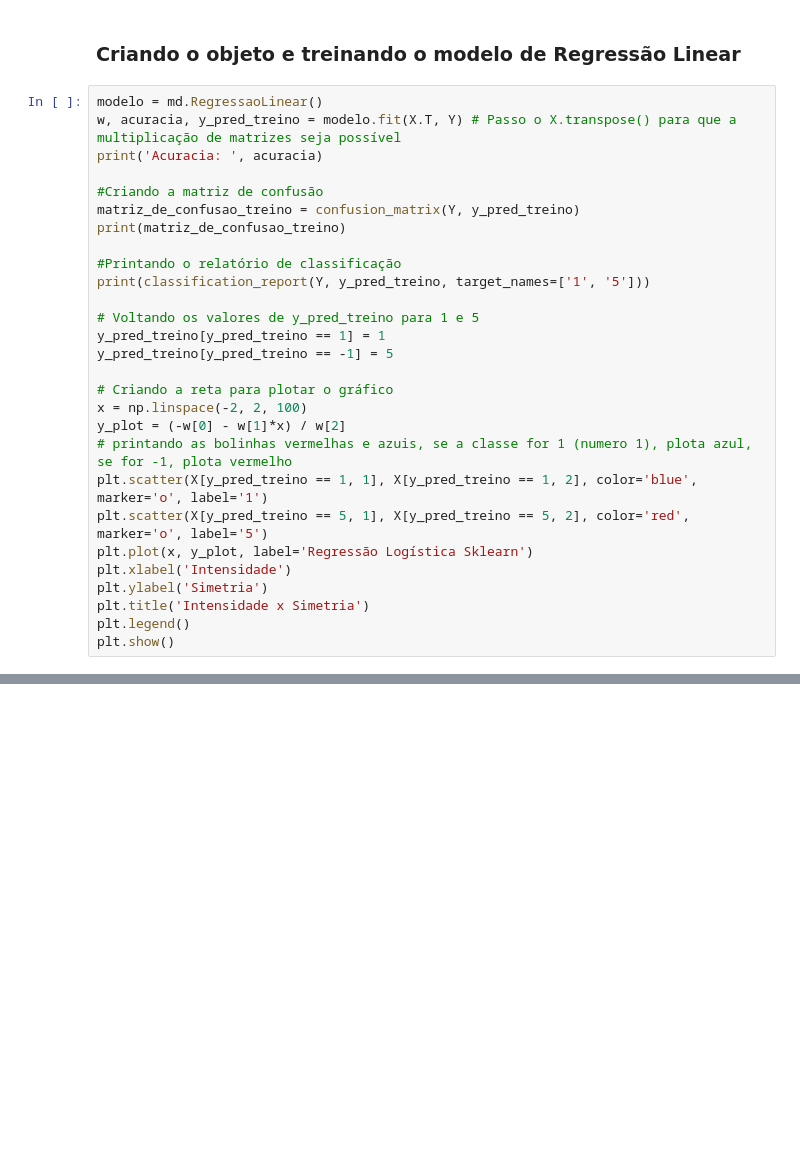
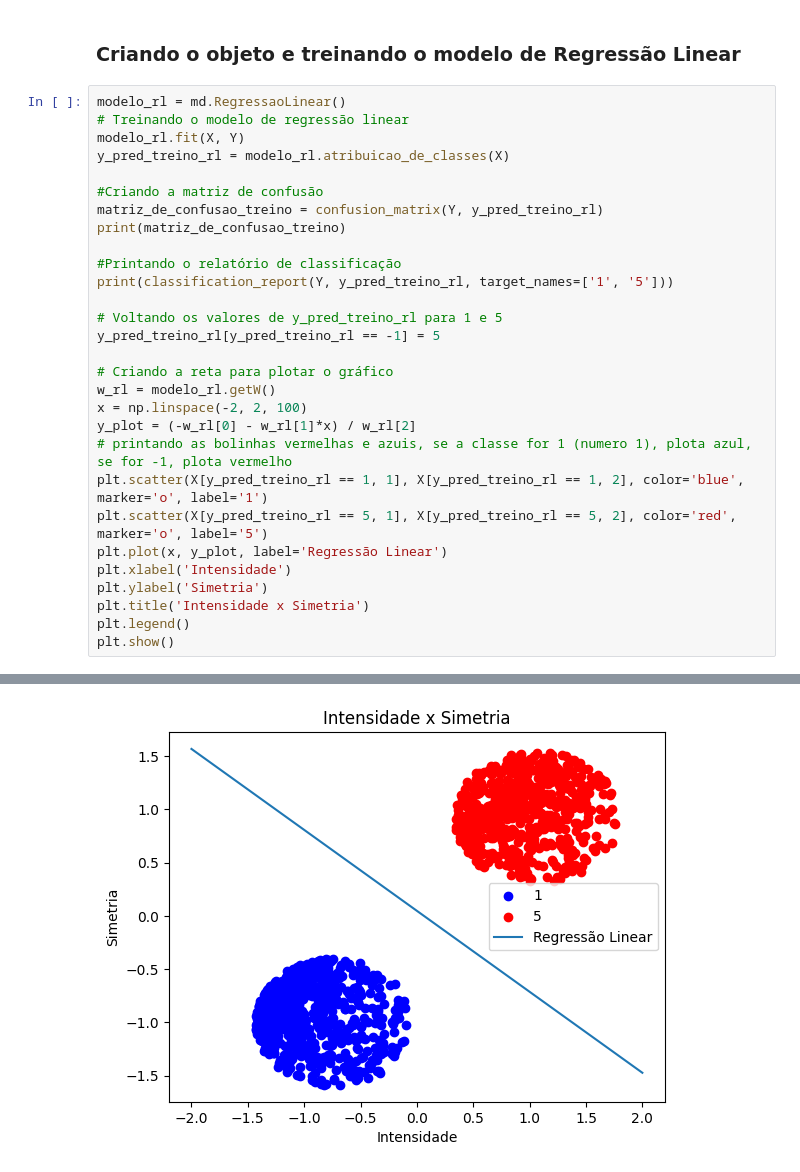
Before and after one commit to HodricVieira/Reconhecimento-de-digitos-ML-2023.2, a Jupyter notebook: reg_log_1_5.ipynb, the cells around one changed output, grey strips where cells are left out. Saved outputs shown, nothing was run; the diff lists cells and outputs as text; blank space fills up the shorter version.

Commit message:
regressao linear implementada

```diff
--- a/reg_log_1_5.ipynb
+++ b/reg_log_1_5.ipynb
@@ -218,28 +174,29 @@ plt.show()
 # %% [markdown]
 ### Criando o objeto e treinando o modelo de Regressão Linear
 # %%
-modelo = md.RegressaoLinear()
-w, acuracia, y_pred_treino = modelo.fit(X.T, Y) # Passo o X.transpose() para que a multiplicação de matrizes seja possível
-print('Acuracia: ', acuracia)
+modelo_rl = md.RegressaoLinear()
+# Treinando o modelo de regressão linear
+modelo_rl.fit(X, Y)
+y_pred_treino_rl = modelo_rl.atribuicao_de_classes(X)
 
 #Criando a matriz de confusão
-matriz_de_confusao_treino = confusion_matrix(Y, y_pred_treino)
+matriz_de_confusao_treino = confusion_matrix(Y, y_pred_treino_rl)
 print(matriz_de_confusao_treino)
 
 #Printando o relatório de classificação
-print(classification_report(Y, y_pred_treino, target_names=['1', '5']))
+print(classification_report(Y, y_pred_treino_rl, target_names=['1', '5']))
 
-# Voltando os valores de y_pred_treino para 1 e 5
-y_pred_treino[y_pred_treino == 1] = 1
-y_pred_treino[y_pred_treino == -1] = 5
+# Voltando os valores de y_pred_treino_rl para 1 e 5
+y_pred_treino_rl[y_pred_treino_rl == -1] = 5
 
 # Criando a reta para plotar o gráfico
+w_rl = modelo_rl.getW()
 x = np.linspace(-2, 2, 100)
-y_plot = (-w[0] - w[1]*x) / w[2]
+y_plot = (-w_rl[0] - w_rl[1]*x) / w_rl[2]
 # printando as bolinhas vermelhas e azuis, se a classe for 1 (numero 1), plota azul, se for -1, plota vermelho
-plt.scatter(X[y_pred_treino == 1, 1], X[y_pred_treino == 1, 2], color='blue', marker='o', label='1')
-plt.scatter(X[y_pred_treino == 5, 1], X[y_pred_treino == 5, 2], color='red', marker='o', label='5')
-plt.plot(x, y_plot, label='Regressão Logística Sklearn')
+plt.scatter(X[y_pred_treino_rl == 1, 1], X[y_pred_treino_rl == 1, 2], color='blue', marker='o', label='1')
+plt.scatter(X[y_pred_treino_rl == 5, 1], X[y_pred_treino_rl == 5, 2], color='red', marker='o', label='5')
+plt.plot(x, y_plot, label='Regressão Linear')
 plt.xlabel('Intensidade')
 plt.ylabel('Simetria')
 plt.title('Intensidade x Simetria')
@@ -249,0 +216 @@ ValueError: shapes (1184,3) and (1184,) not aligned: 3 (dim 1) != 1184 (dim 0)
+[figure, added]
```
Also changed, not shown: parts of 13 cells of this notebook, 2 other files.
